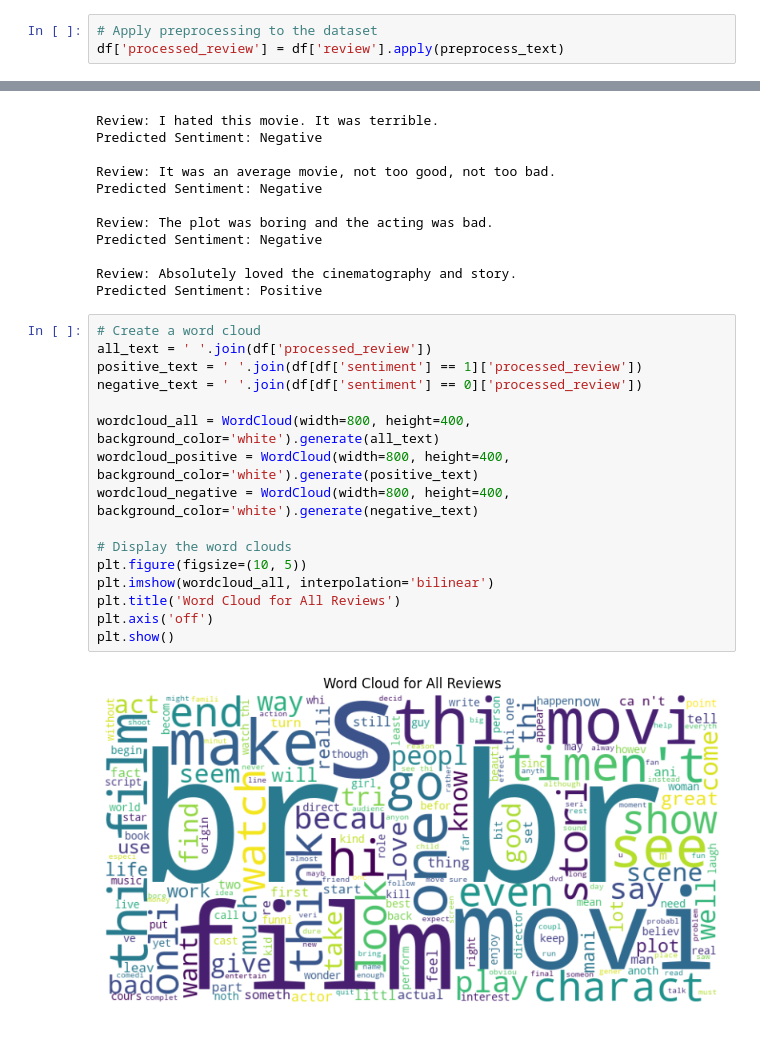
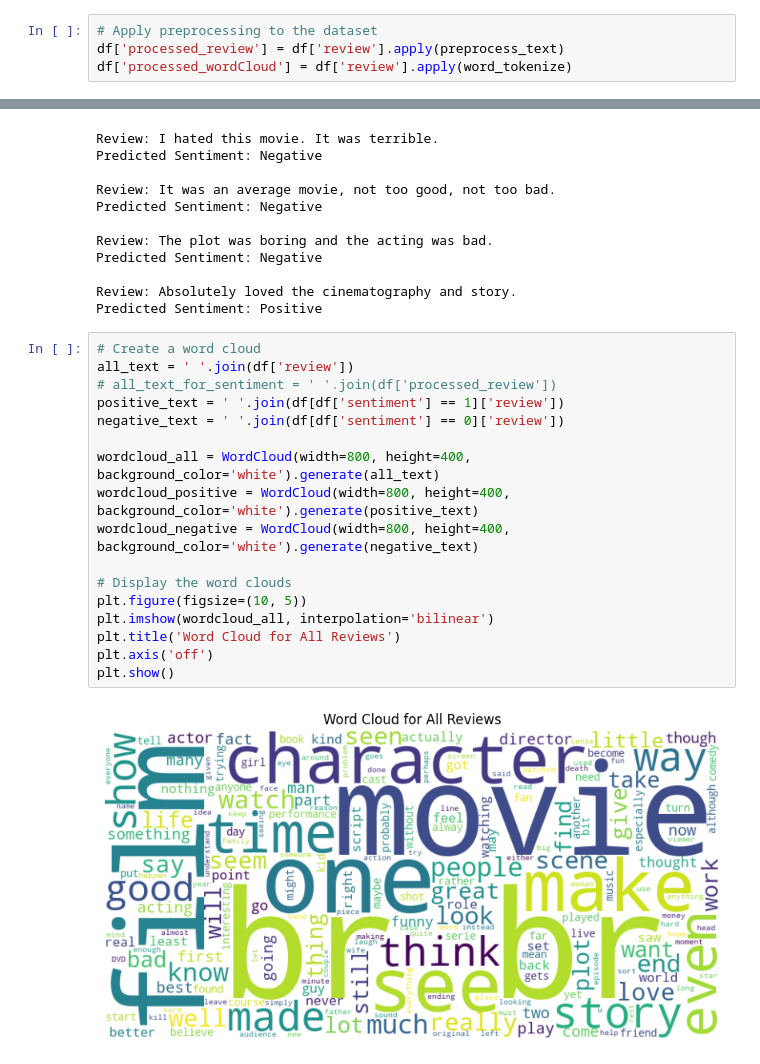
Before and after one commit to DomenickD/DataScience-IEX-USF, a Jupyter notebook: NLP/IMDBv2.ipynb, the cells around one changed output, grey strips where cells are left out. Cells and saved outputs as stored; diff of their text form.

Commit message:
fixed word cloud

```diff
--- a/NLP/IMDBv2.ipynb
+++ b/NLP/IMDBv2.ipynb
@@ -89,6 +89,7 @@ def preprocess_text(text):
 # %%
 # Apply preprocessing to the dataset
 df['processed_review'] = df['review'].apply(preprocess_text)
+df['processed_wordCloud'] = df['review'].apply(word_tokenize)
 # %%
 # Split the data into training and test sets
 X = df['processed_review']
@@ -160,22 +161,23 @@ Review: Absolutely loved the cinematography and story.
 Predicted Sentiment: Positive
 # %%
 # Create a word cloud
-all_text = ' '.join(df['processed_review'])
-positive_text = ' '.join(df[df['sentiment'] == 1]['processed_review'])
-negative_text = ' '.join(df[df['sentiment'] == 0]['processed_review'])
+all_text = ' '.join(df['review'])
+# all_text_for_sentiment = ' '.join(df['processed_review'])
+positive_text = ' '.join(df[df['sentiment'] == 1]['review'])
+negative_text = ' '.join(df[df['sentiment'] == 0]['review'])
 
 wordcloud_all = WordCloud(width=800, height=400, background_color='white').generate(all_text)
 wordcloud_positive = WordCloud(width=800, height=400, background_color='white').generate(positive_text)
 wordcloud_negative = WordCloud(width=800, height=400, background_color='white').generate(negative_text)
 
 # Display the word clouds
 plt.figure(figsize=(10, 5))
 plt.imshow(wordcloud_all, interpolation='bilinear')
 plt.title('Word Cloud for All Reviews')
 plt.axis('off')
 plt.show()
 # %% [output]
-[figure, old version]
+[figure, new version]
 # %%
 plt.figure(figsize=(10, 5))
 plt.imshow(wordcloud_positive, interpolation='bilinear')
```
Also changed, not shown: parts of 3 cells of this notebook.
